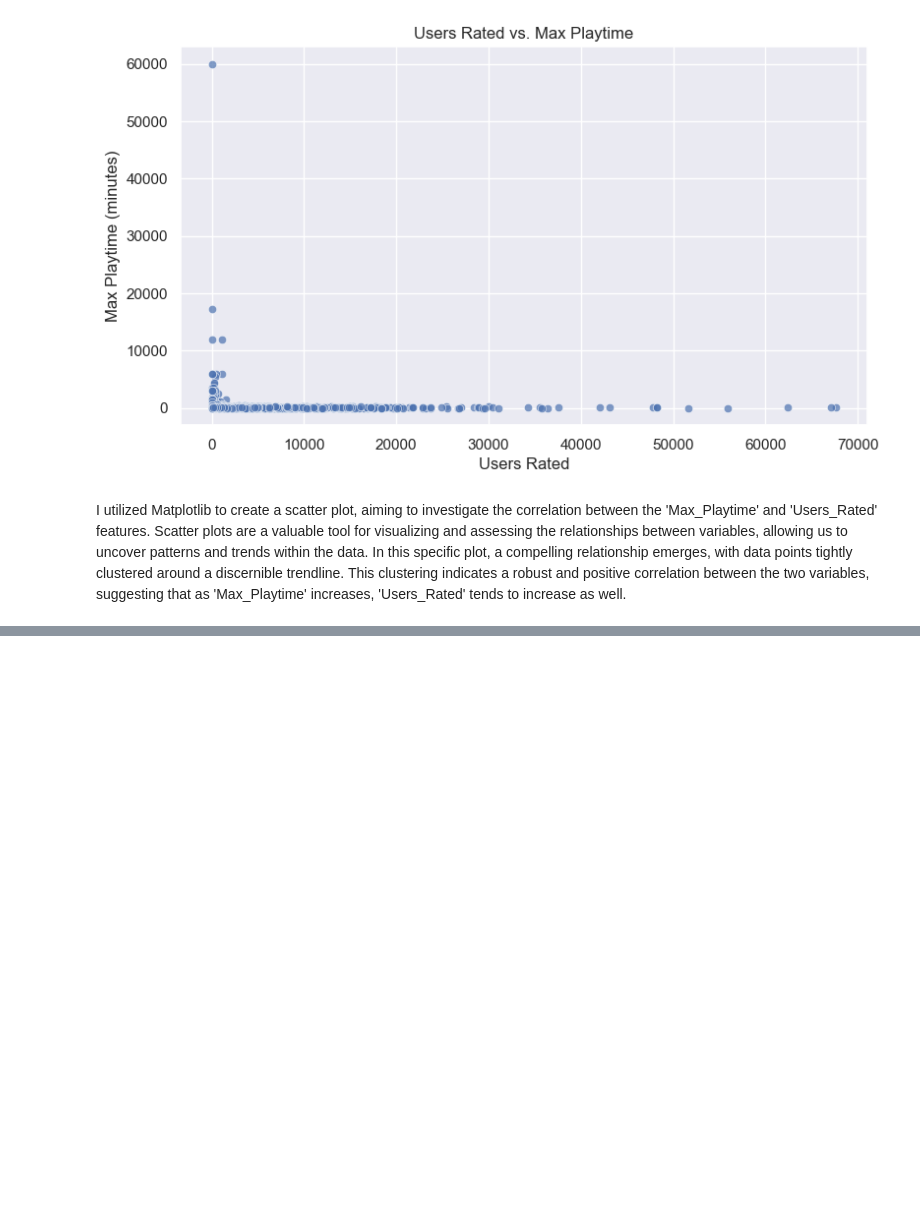
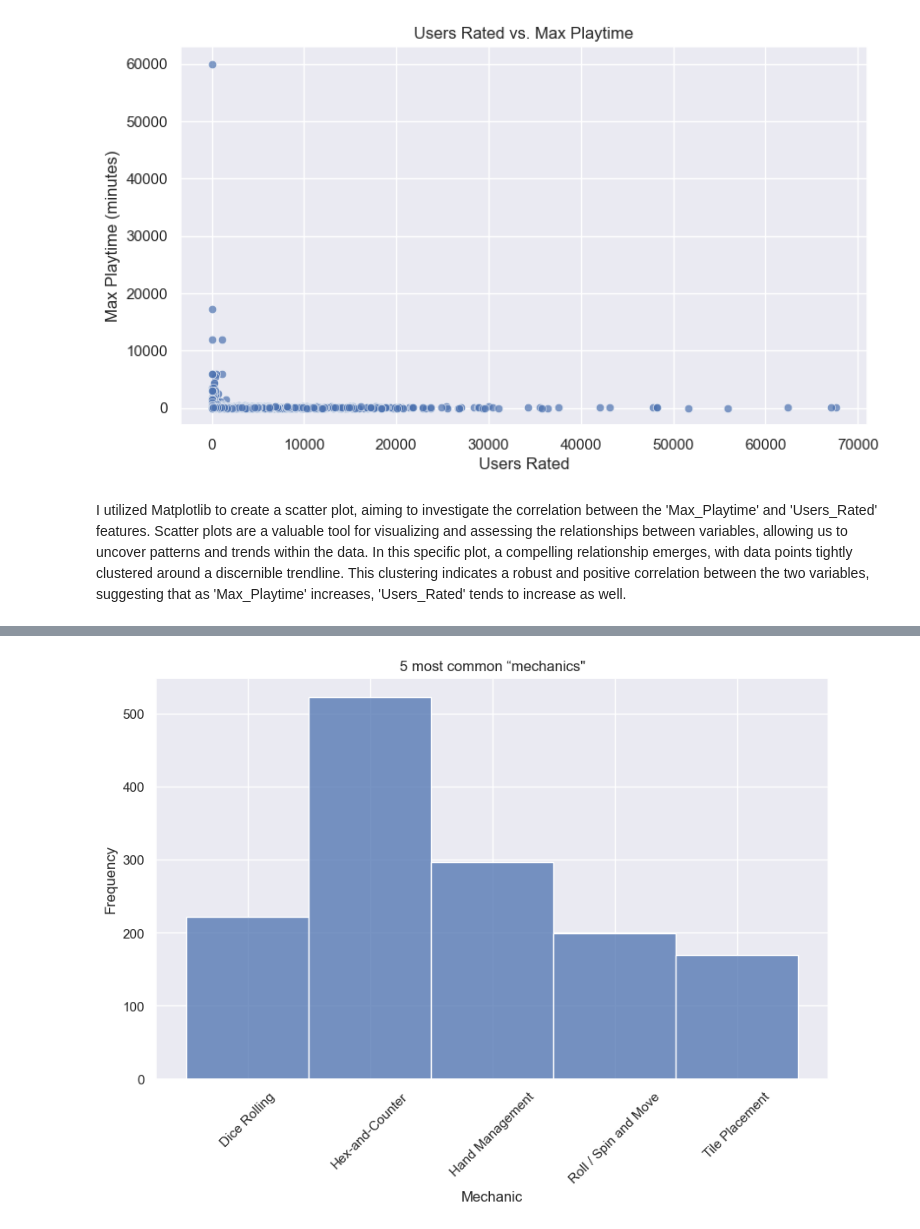
Before and after one commit to laisameno16/Data-Visualisation-Techniques, a Jupyter notebook: LaisAmeno_DVisHDip_CA1.ipynb, the cells around one changed output, grey strips where cells are left out. Saved outputs shown, nothing was run; the diff lists cells and outputs as text; code cells hidden in the pictures; blank space fills up the shorter version.

```diff
--- a/LaisAmeno_DVisHDip_CA1.ipynb
+++ b/LaisAmeno_DVisHDip_CA1.ipynb
@@ -217,0 +254,18 @@ plt.show()
+# %%
+top_n = 5
+
+# Get the top N categories by frequency
+top_mechanic = df['mechanic'].value_counts().head(top_n).index
+
+# Filter the DataFrame to include only the top categories
+df_filtered = df[df['mechanic'].isin(top_mechanic)]
+# %%
+plt.figure(figsize=(10, 6))
+sns.histplot(df_filtered['mechanic'], palette='Set3', bins=top_n)
+plt.title('5 most common “mechanics"')
+plt.xlabel('Mechanic')
+plt.ylabel('Frequency')
+plt.xticks(rotation=45)
+plt.show()
+# %% [output]
+[figure, added]
```
Also changed, not shown: parts of 26 cells of this notebook.
